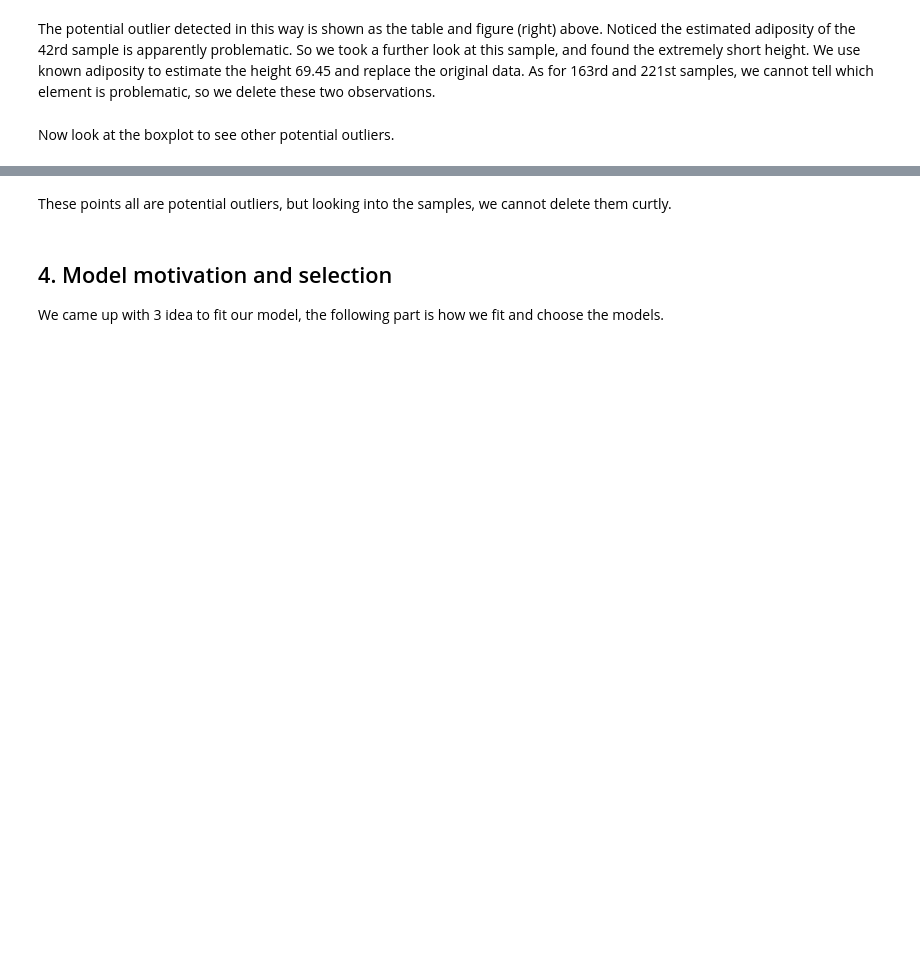
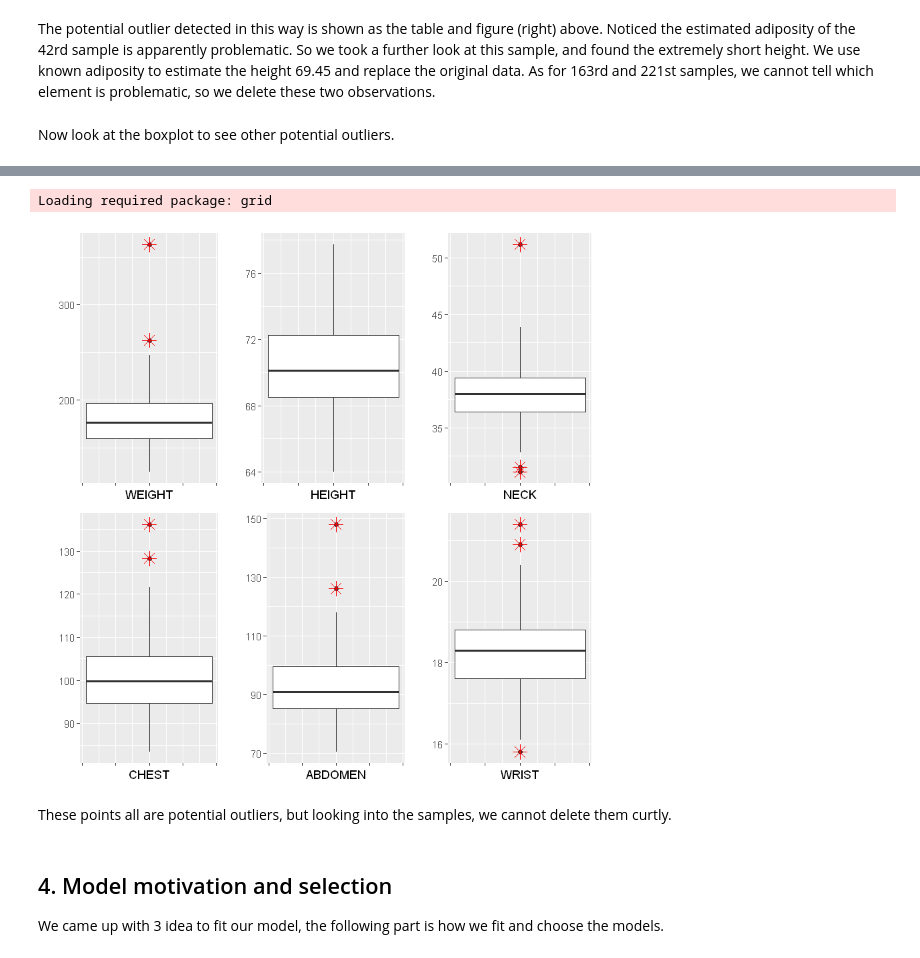
Before and after one commit to yzeng58/bodyfat-calculator, a Jupyter notebook: Jupiter_Summary.ipynb, the cells around one changed output, grey strips where cells are left out. Saved outputs shown, nothing was run; the diff lists cells and outputs as text; code cells hidden in the pictures; blank space fills up the shorter version.

```diff
--- a/Jupiter_Summary.ipynb
+++ b/Jupiter_Summary.ipynb
@@ -77,3 +100,57 @@ Now look at the boxplot to see other potential outliers.
+# %%
+require(grid)
+
+a = ggplot(bf1, aes(y=WEIGHT)) +
+  geom_boxplot()+
+  geom_boxplot(outlier.colour="red", outlier.shape=8, outlier.size=4)+
+  theme(axis.text.x = element_blank())+
+  labs(x = "WEIGHT", y = "")
+
+b = ggplot(bf1, aes(y=HEIGHT)) +
+  geom_boxplot()+
+  geom_boxplot(outlier.colour="red", outlier.shape=8, outlier.size=4)+
+  theme(axis.text.x = element_blank())+
+  labs(x = "HEIGHT", y = "")
+
+c = ggplot(bf1, aes(y=NECK)) +
+  geom_boxplot()+
+  geom_boxplot(outlier.colour="red", outlier.shape=8, outlier.size=4)+
+  theme(axis.text.x = element_blank())+
+  labs(x = "NECK", y = "")
+
+d = ggplot(bf1, aes(y=CHEST)) +
+  geom_boxplot()+
+  geom_boxplot(outlier.colour="red", outlier.shape=8, outlier.size=4)+
+  theme(axis.text.x = element_blank())+
+  labs(x = "CHEST", y = "")
+
+e = ggplot(bf1, aes(y=ABDOMEN)) +
+  geom_boxplot()+
+  geom_boxplot(outlier.colour="red", outlier.shape=8, outlier.size=4)+
+  theme(axis.text.x = element_blank())+
+  labs(x = "ABDOMEN", y = "")
+
+f = ggplot(bf1, aes(y=WRIST)) +
+  geom_boxplot()+
+  geom_boxplot(outlier.colour="red", outlier.shape=8, outlier.size=4)+
+  theme(axis.text.x = element_blank())+
+  labs(x = "WRIST", y = "")
+
+grid.newpage()
+pushViewport(viewport(layout = grid.layout(2,3)))
+vplayout = function(x,y){
+  viewport(layout.pos.row = x, layout.pos.col = y)
+}
+
+print(a,vp = vplayout(1,1))
+print(b,vp = vplayout(1,2))
+print(c,vp = vplayout(1,3))
+print(d,vp = vplayout(2,1))
+print(e,vp = vplayout(2,2))
+print(f,vp = vplayout(2,3))
+# %% [output]
+Loading required package: grid
+[figure, added]
 # %% [markdown]
 These points all are potential outliers, but looking into the samples, we cannot delete them curtly.
 # %% [markdown]
```
Also changed, not shown: parts of 12 cells of this notebook.
